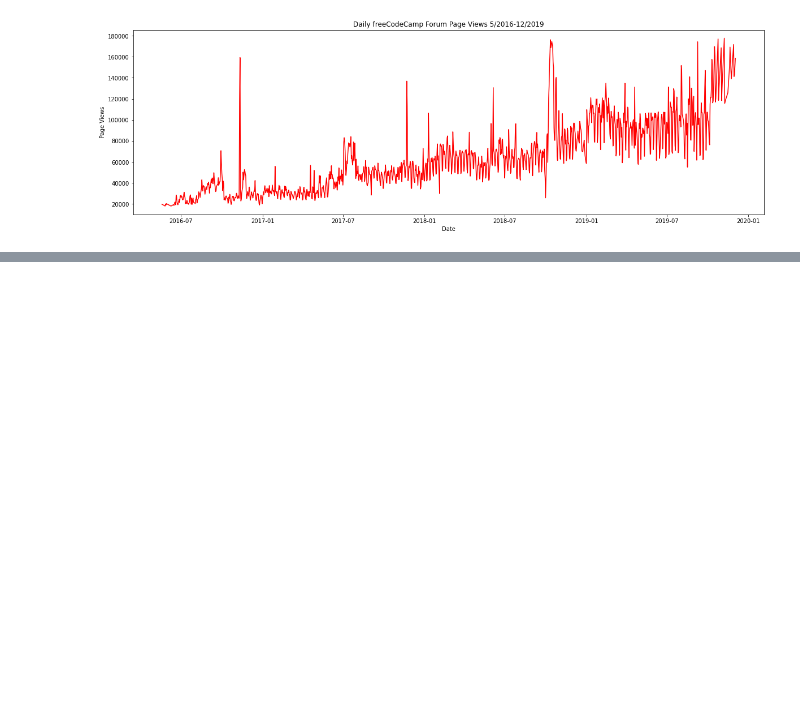
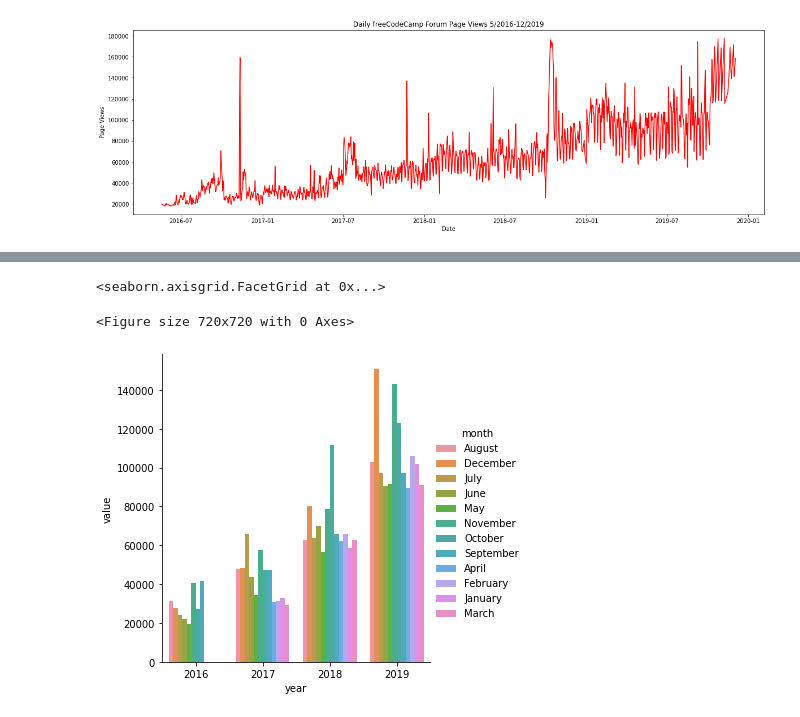
Before and after one commit to danhtran2k20/pyData, a Jupyter notebook: zpyDS0_Project/page-view-time-series-visualizer/time_series_visualizer.ipynb, the cells around one changed output, grey strips where cells are left out. Drawn from its saved outputs; the diff is of its cells as text; code cells hidden in the pictures; blank space fills up the shorter version.

```diff
--- a/zpyDS0_Project/page-view-time-series-visualizer/time_series_visualizer.ipynb
+++ b/zpyDS0_Project/page-view-time-series-visualizer/time_series_visualizer.ipynb
@@ -60,3 +60,15 @@ plt.show()
 # %%
 # Save image and return fig (don't change this part)
 fig.savefig('line_plot.png')
+# %%
+# df.sort_values(["b", "c"], ascending = (False, True))
+# Copy and modify data for monthly bar plot
+df_bar = df.copy()
+month_order = ['January', 'February', 'March', 'April', 'May', 'June', 'July', 'August', 'September', 'October', 'November', 'December']
+month_order_3char = [month[:3] for month in month_order]
+df_bar["year"] = pd.DatetimeIndex(df_bar.index).year
+df_bar["month"] = pd.DatetimeIndex(df_bar.index).month_name()
+# convert to month name here will complicate later process
+# also month now will be sort by alphabet and difficult to sort back to correct order, the plot with month name will also be mess up with correct order
+df_sum = df_bar.groupby(["year","month"])["value"].mean()
+df_sum
@@ -62,0 +131,4 @@ fig.savefig('line_plot.png')
+# %%
+df_sns = df_sum.reset_index()
+# df_sns.sort_values(["year", "month"], by="month")
+# print('df_sns:\n', df_sns)
@@ -62,0 +159,11 @@ fig.savefig('line_plot.png')
+# %%
+# Draw bar plot
+# Using matplotlib with unstack
+# fig = df_sum.plot(kind ="bar", legend = True, figsize = (15,10)).figure
+
+fig = plt.figure(figsize=(10, 10))
+sns.catplot(data=df_sns, kind="bar",  x="year",y= "value",hue="month")
+# %% [output]
+<seaborn.axisgrid.FacetGrid at 0x...>
+<Figure size 720x720 with 0 Axes>
+[figure, added]
```
Also changed, not shown: parts of 13 cells of this notebook, 1 other file.
